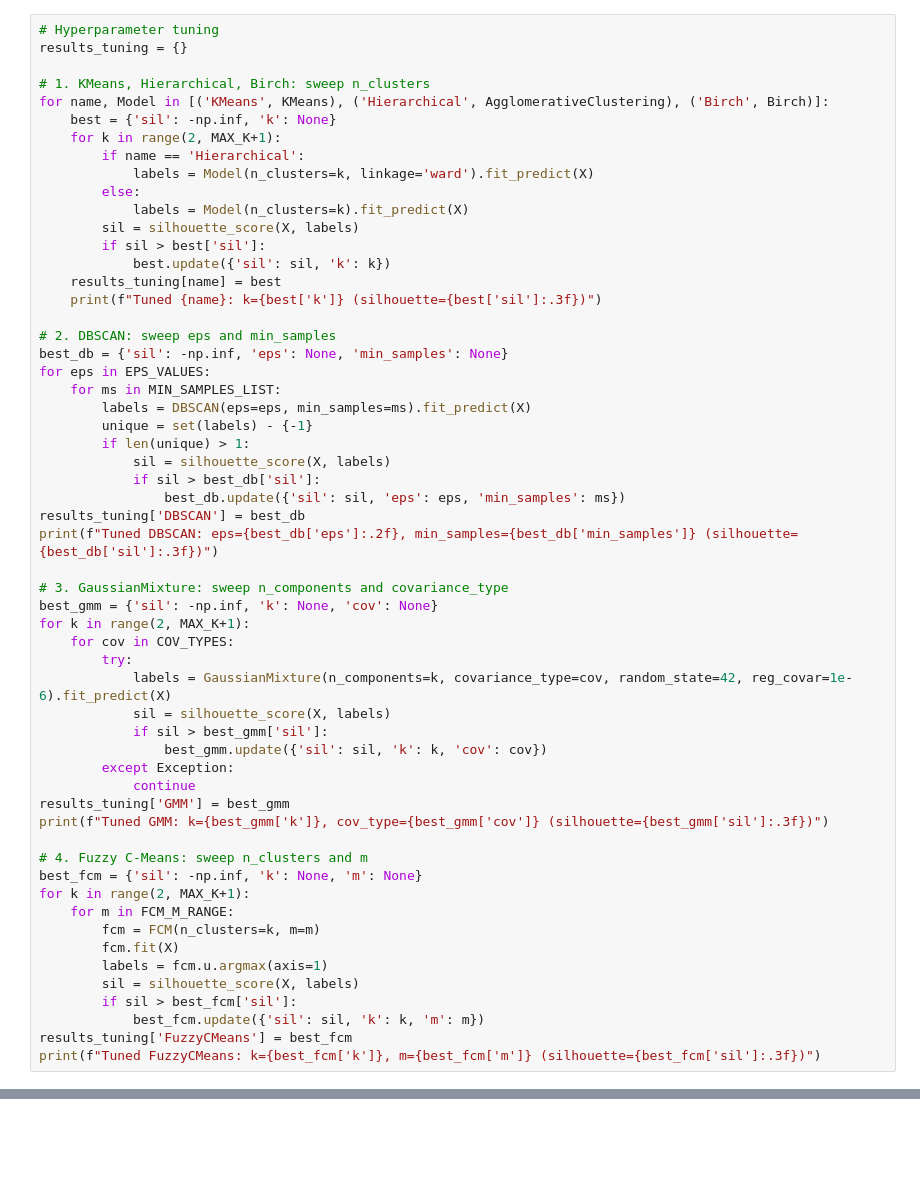
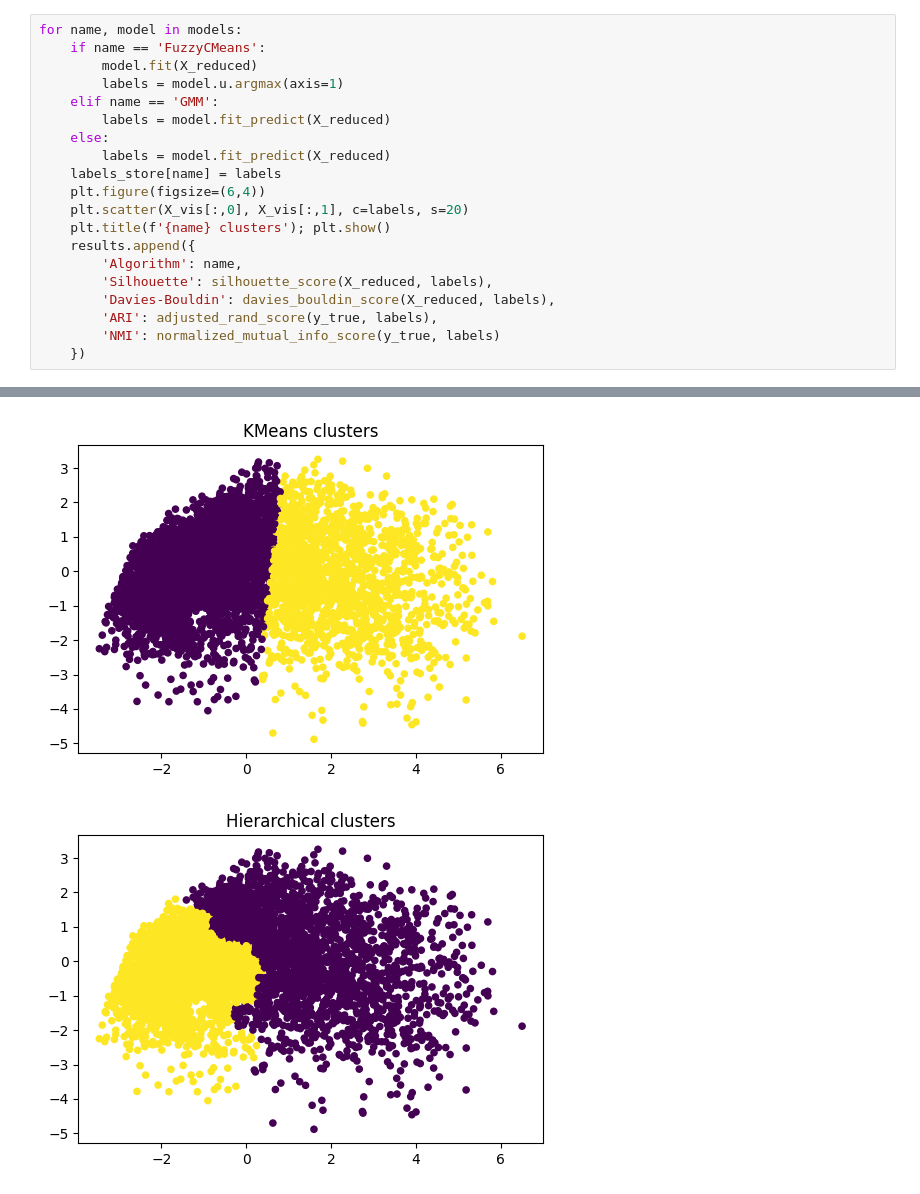
Before and after one commit to LucasChaney/CMPSCI4342, a Jupyter notebook: Proj_3/Cluster_Analysis.ipynb, the cells around one changed output, grey strips where cells are left out. Saved outputs shown, nothing was run; the diff lists cells and outputs as text; blank space fills up the shorter version.

```diff
--- a/Proj_3/Cluster_Analysis.ipynb
+++ b/Proj_3/Cluster_Analysis.ipynb
@@ -102,58 +183,21 @@ plt.xlabel('Sample index'); plt.ylabel('Distance'); plt.show()
 # %%
-# Hyperparameter tuning
-results_tuning = {}
-
-# 1. KMeans, Hierarchical, Birch: sweep n_clusters
-for name, Model in [('KMeans', KMeans), ('Hierarchical', AgglomerativeClustering), ('Birch', Birch)]:
-    best = {'sil': -np.inf, 'k': None}
-    for k in range(2, MAX_K+1):
-        if name == 'Hierarchical':
-            labels = Model(n_clusters=k, linkage='ward').fit_predict(X)
-        else:
-            labels = Model(n_clusters=k).fit_predict(X)
-        sil = silhouette_score(X, labels)
-        if sil > best['sil']:
-            best.update({'sil': sil, 'k': k})
-    results_tuning[name] = best
-    print(f"Tuned {name}: k={best['k']} (silhouette={best['sil']:.3f})")
-
-# 2. DBSCAN: sweep eps and min_samples
-best_db = {'sil': -np.inf, 'eps': None, 'min_samples': None}
-for eps in EPS_VALUES:
-    for ms in MIN_SAMPLES_LIST:
-        labels = DBSCAN(eps=eps, min_samples=ms).fit_predict(X)
-        unique = set(labels) - {-1}
-        if len(unique) > 1:
-            sil = silhouette_score(X, labels)
-            if sil > best_db['sil']:
-                best_db.update({'sil': sil, 'eps': eps, 'min_samples': ms})
-results_tuning['DBSCAN'] = best_db
-print(f"Tuned DBSCAN: eps={best_db['eps']:.2f}, min_samples={best_db['min_samples']} (silhouette={best_db['sil']:.3f})")
-
-# 3. GaussianMixture: sweep n_components and covariance_type
-best_gmm = {'sil': -np.inf, 'k': None, 'cov': None}
-for k in range(2, MAX_K+1):
-    for cov in COV_TYPES:
-        try:
-            labels = GaussianMixture(n_components=k, covariance_type=cov, random_state=42, reg_covar=1e-6).fit_predict(X)
-            sil = silhouette_score(X, labels)
-            if sil > best_gmm['sil']:
-                best_gmm.update({'sil': sil, 'k': k, 'cov': cov})
-        except Exception:
-            continue
-results_tuning['GMM'] = best_gmm
-print(f"Tuned GMM: k={best_gmm['k']}, cov_type={best_gmm['cov']} (silhouette={best_gmm['sil']:.3f})")
-
-# 4. Fuzzy C-Means: sweep n_clusters and m
-best_fcm = {'sil': -np.inf, 'k': None, 'm': None}
-for k in range(2, MAX_K+1):
-    for m in FCM_M_RANGE:
-        fcm = FCM(n_clusters=k, m=m)
-        fcm.fit(X)
-        labels = fcm.u.argmax(axis=1)
-        sil = silhouette_score(X, labels)
-        if sil > best_fcm['sil']:
-            best_fcm.update({'sil': sil, 'k': k, 'm': m})
-results_tuning['FuzzyCMeans'] = best_fcm
-print(f"Tuned FuzzyCMeans: k={best_fcm['k']}, m={best_fcm['m']} (silhouette={best_fcm['sil']:.3f})")
+for name, model in models:
+    if name == 'FuzzyCMeans':
+        model.fit(X_reduced)
+        labels = model.u.argmax(axis=1)
+    elif name == 'GMM':
+        labels = model.fit_predict(X_reduced)
+    else:
+        labels = model.fit_predict(X_reduced)
+    labels_store[name] = labels
+    plt.figure(figsize=(6,4))
+    plt.scatter(X_vis[:,0], X_vis[:,1], c=labels, s=20)
+    plt.title(f'{name} clusters'); plt.show()
+    results.append({
+        'Algorithm': name,
+        'Silhouette': silhouette_score(X_reduced, labels),
+        'Davies-Bouldin': davies_bouldin_score(X_reduced, labels),
+        'ARI': adjusted_rand_score(y_true, labels),
+        'NMI': normalized_mutual_info_score(y_true, labels)
+    })
 # %% [output]
@@ -165,0 +204,2 @@ Tuned FuzzyCMeans: k=2, m=1.5 (silhouette=0.145)
+[figure, added]
+[figure, added]
```
Also changed, not shown: parts of 20 cells of this notebook.
